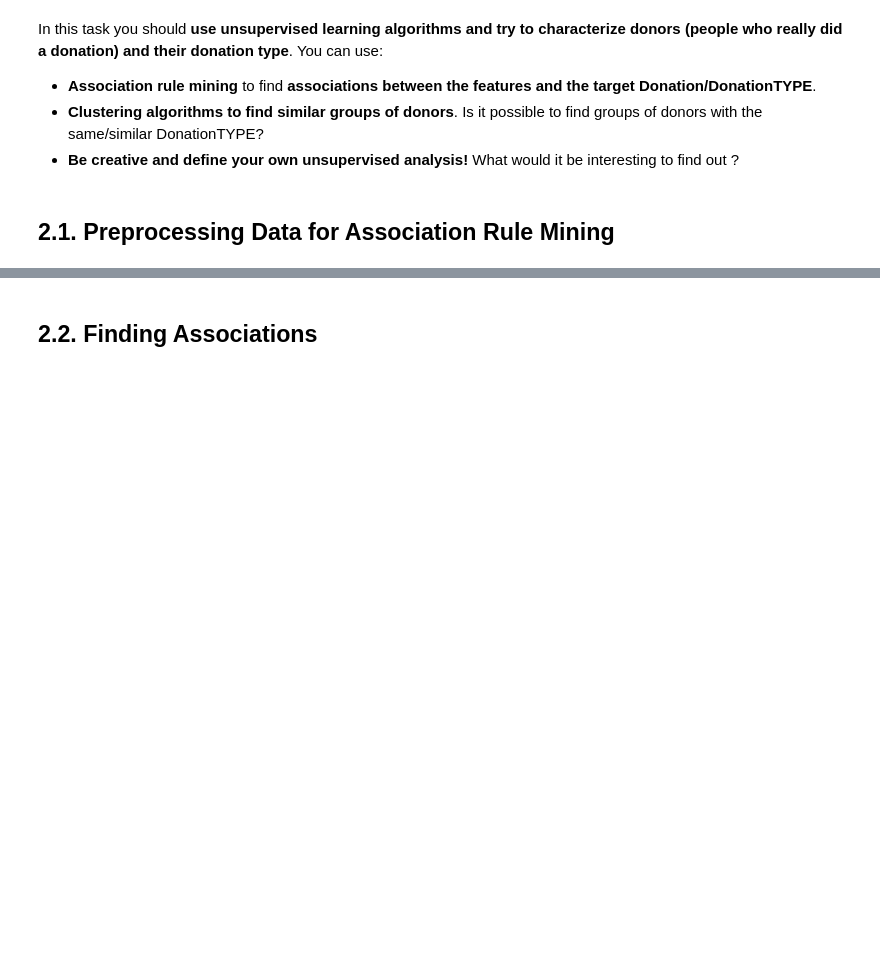
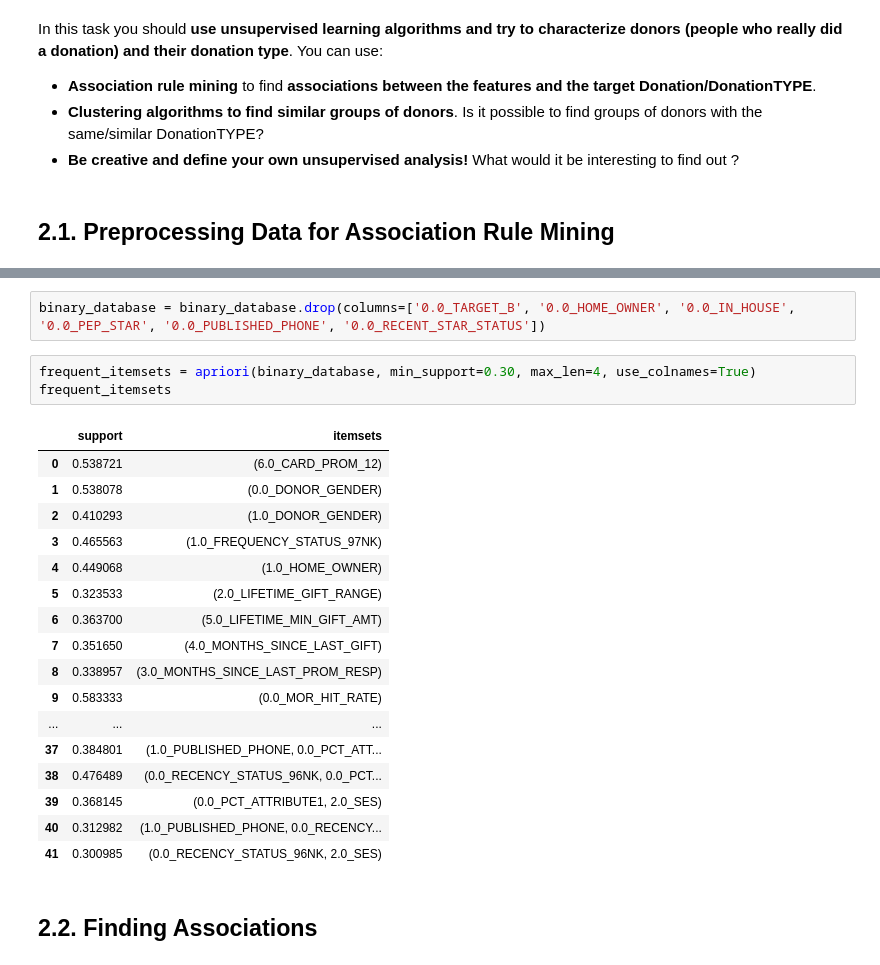
Before and after one commit to F-Madruga/Donation_Dataset_Predictions_FCUL, a Jupyter notebook: AA_202021_Project.ipynb, the cells around one changed output, grey strips where cells are left out. Drawn from its saved outputs; the diff is of its cells as text; blank space fills up the shorter version.

```diff
--- a/AA_202021_Project.ipynb
+++ b/AA_202021_Project.ipynb
@@ -1141,2 +1157,25 @@ In this task you should **use unsupervised learning algorithms and try to charac
+# %%
+binary_database = binary_database.drop(columns=['0.0_TARGET_B', '0.0_HOME_OWNER', '0.0_IN_HOUSE', '0.0_PEP_STAR', '0.0_PUBLISHED_PHONE', '0.0_RECENT_STAR_STATUS'])
+# %%
+frequent_itemsets = apriori(binary_database, min_support=0.30, max_len=4, use_colnames=True)
+frequent_itemsets
+# %% [output]
+|  | support | itemsets |
+| 0 | 0.538721 | (6.0_CARD_PROM_12) |
+| 1 | 0.538078 | (0.0_DONOR_GENDER) |
+| 2 | 0.410293 | (1.0_DONOR_GENDER) |
+| 3 | 0.465563 | (1.0_FREQUENCY_STATUS_97NK) |
+| 4 | 0.449068 | (1.0_HOME_OWNER) |
+| 5 | 0.323533 | (2.0_LIFETIME_GIFT_RANGE) |
+| 6 | 0.363700 | (5.0_LIFETIME_MIN_GIFT_AMT) |
+| 7 | 0.351650 | (4.0_MONTHS_SINCE_LAST_GIFT) |
+| 8 | 0.338957 | (3.0_MONTHS_SINCE_LAST_PROM_RESP) |
+| 9 | 0.583333 | (0.0_MOR_HIT_RATE) |
+| ... | ... | ... |
+| 37 | 0.384801 | (1.0_PUBLISHED_PHONE, 0.0_PCT_ATT... |
+| 38 | 0.476489 | (0.0_RECENCY_STATUS_96NK, 0.0_PCT... |
+| 39 | 0.368145 | (0.0_PCT_ATTRIBUTE1, 2.0_SES) |
+| 40 | 0.312982 | (1.0_PUBLISHED_PHONE, 0.0_RECENCY... |
+| 41 | 0.300985 | (0.0_RECENCY_STATUS_96NK, 2.0_SES) |
 # %% [markdown]
 ## 2.2. Finding Associations
```
Also changed, not shown: parts of 14 cells of this notebook.
